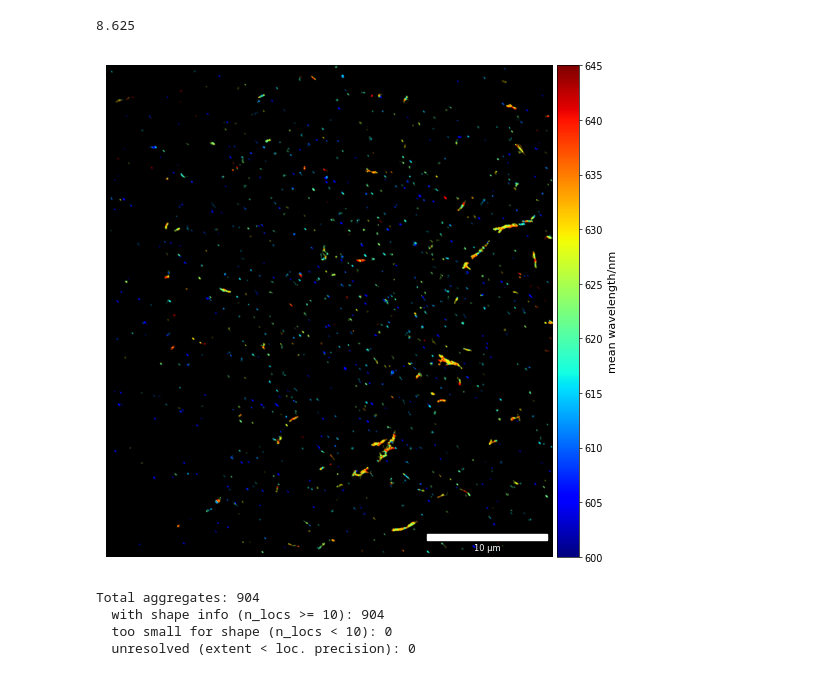
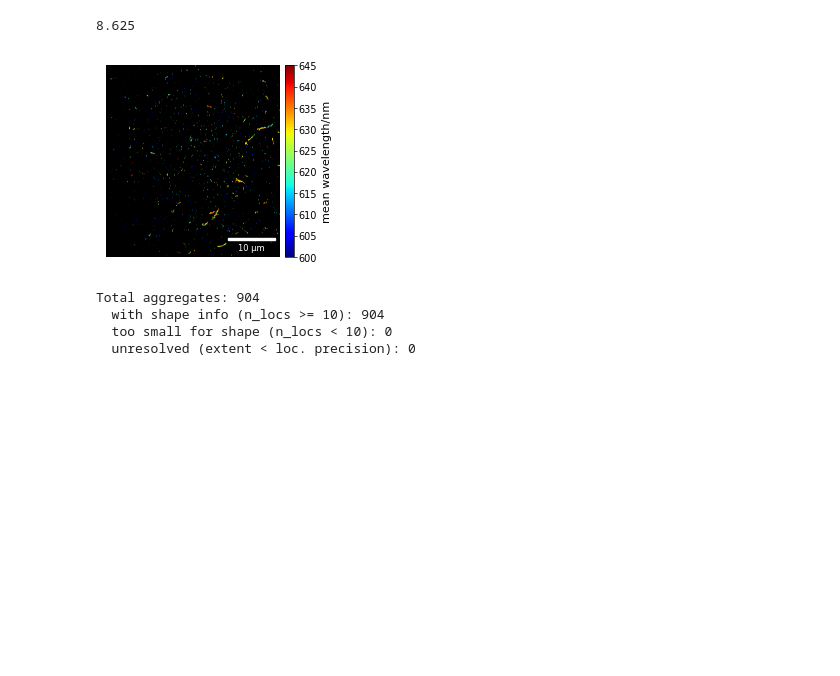
Before and after one commit to JBeckwith/pyS3M, a Jupyter notebook: notebooks/asyn_aggregates/20260211_asyn_NR_PostAnalysis.ipynb, the cells around one changed output. Saved outputs shown, nothing was run; the diff lists cells and outputs as text; code cells hidden in the pictures; blank space fills up the shorter version.

```diff
--- a/notebooks/asyn_aggregates/20260211_asyn_NR_PostAnalysis.ipynb
+++ b/notebooks/asyn_aggregates/20260211_asyn_NR_PostAnalysis.ipynb
@@ -419,23 +419,24 @@ n_locs, image_FOV, image_FOV_colour = render.render(
     c_max=645,
     maxdensperc=99.5,
     mindensperc=1,
-    min_blur_width=5*0.069
+    min_blur_width=4*0.069
 )
 # %%
-fig, axs = plotter.two_column_plot(height=5, width=5)
+fig, axs = plotter.two_column_plot(height=2, width=2)
 
 axs = plotter.colour_image_plot(axs, image_FOV_colour, cbar="on", cbarlabel=r'mean wavelength/nm', cmap="jet",
                             c_min=600,
                             c_max=645,
-                            pixelsize=69/oversampling)
+                            pixelsize=69/oversampling,
+                            )
 
 
 
-#folder = '/scratch/sycamore-asap/2026_Multicolour_Paper/For_Talks'
-#plt.savefig(os.path.join(folder, "Image_AlphaSyn_Wavelength.svg"), dpi=600, format="svg")
+folder = '/scratch/sycamore-asap/2026_Multicolour_Paper/For_Talks'
+plt.savefig(os.path.join(folder, "Image_AlphaSyn_Wavelength.svg"), dpi=600, format="svg")
 plt.show()
 # %% [output]
-[figure, old version]
+[figure, new version]
 # %%
 from scipy.spatial import ConvexHull
 
```
Also changed, not shown: parts of 4 cells of this notebook, 1 other file.
